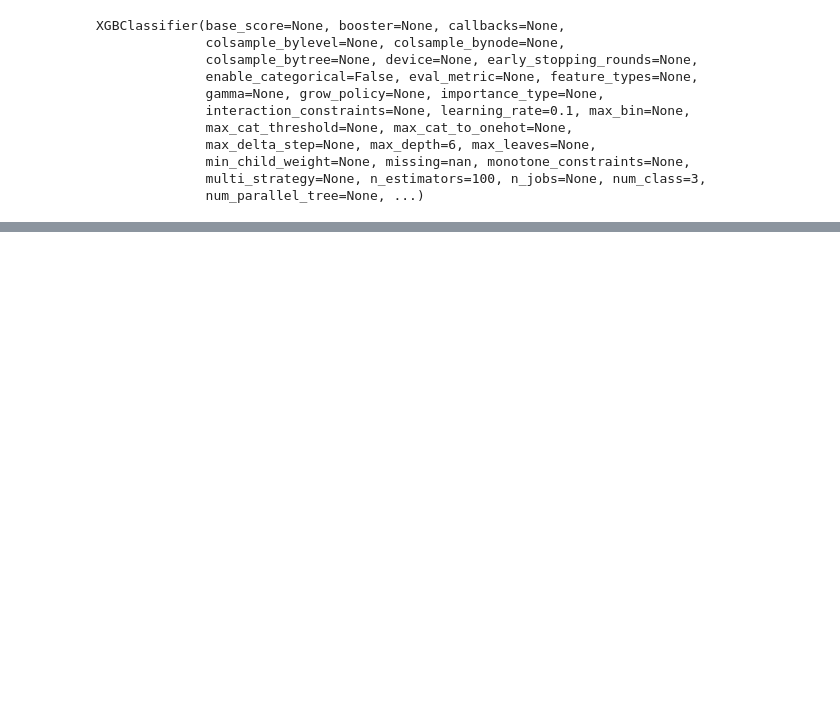
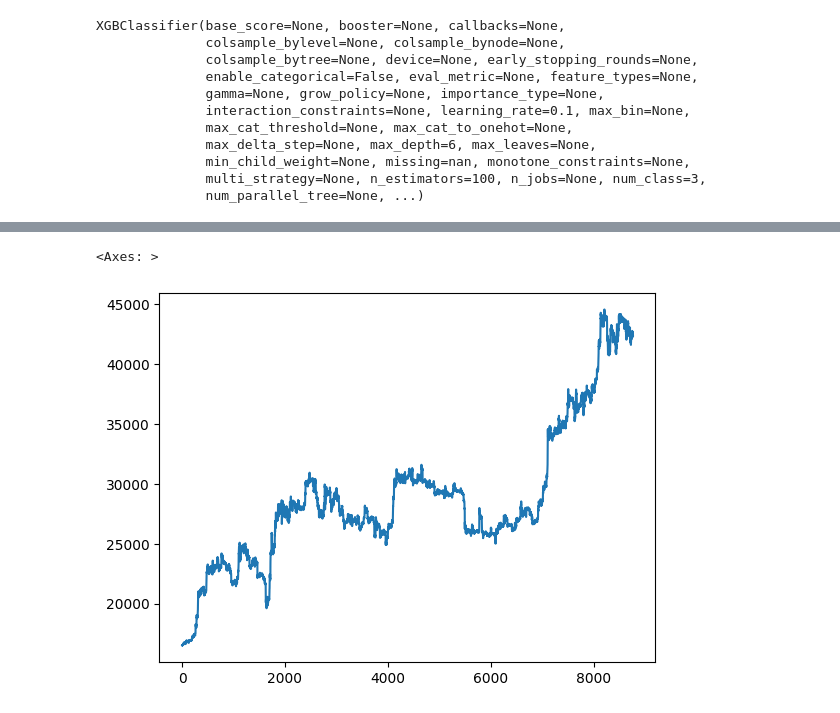
Before and after one commit to anurag2506/Transformers_BTC_price_predictoin, a Jupyter notebook: xgb.ipynb, the cells around one changed output, grey strips where cells are left out. Saved outputs shown, nothing was run; the diff lists cells and outputs as text; code cells hidden in the pictures; blank space fills up the shorter version.

```diff
--- a/xgb.ipynb
+++ b/xgb.ipynb
@@ -153,0 +156,2 @@ r2
+# %%
+X_2023['Trend'] = y_23_pred
@@ -153,0 +174,2 @@ r2
+# %%
+X_2023 = X_2023.drop("Minute", axis =1)
@@ -153,0 +192,4 @@ r2
+# %%
+X_2023['date'] = pd.to_datetime(X_2023[['Year', 'Month']].assign(day=1))
+# %%
+X_2023 = X_2023.drop(columns=['Year', 'Month', 'Day', 'Hour'])
@@ -153,0 +212,5 @@ r2
+# %%
+X_2023['close'].plot()
+# %% [output]
+<Axes: >
+[figure, added]
```
Also changed, not shown: parts of 24 cells of this notebook, 1 other file.
